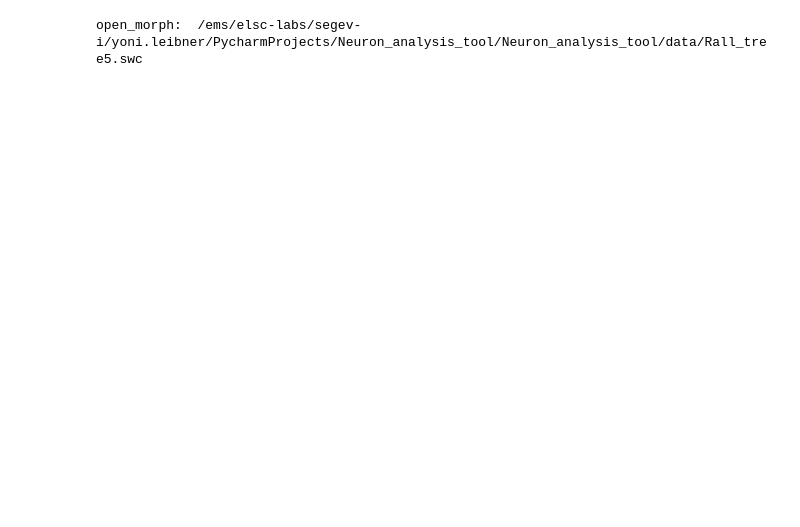
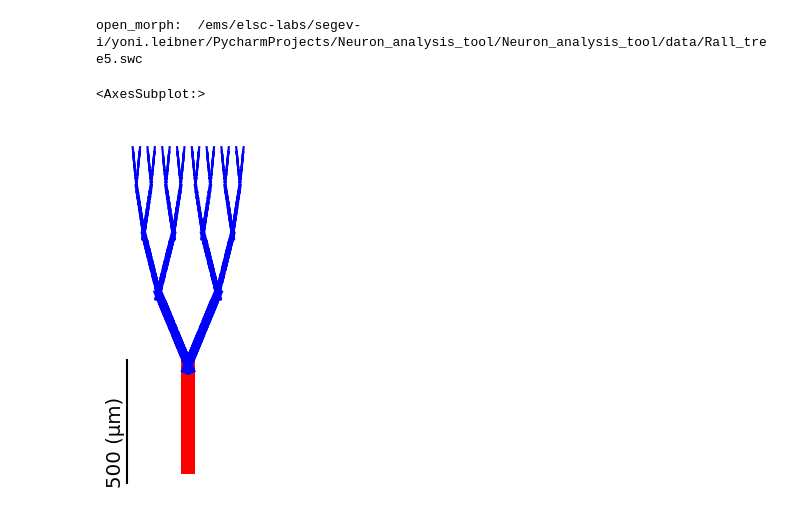
Before and after one commit to YoniLeibner/Neuron_analysis_tool, a Jupyter notebook: Neuron_analysis_tool/example Rall model.ipynb, the cells around one changed output. Saved outputs shown, nothing was run; the diff lists cells and outputs as text; code cells hidden in the pictures; blank space fills up the shorter version.

```diff
--- a/Neuron_analysis_tool/example Rall model.ipynb
+++ b/Neuron_analysis_tool/example Rall model.ipynb
@@ -22,4 +24,9 @@ colors_dict['basal']='pink'
 analyser.change_color_dict(colors_dict)
 # %% [output]
 open_morph:  /ems/elsc-labs/segev-i/yoni.leibner/PycharmProjects/Neuron_analysis_tool/Neuron_analysis_tool/data/Rall_tree5.swc
+# %%
+analyser.plot_morph(scale=500, diam_factor=1)
+# %% [output]
+<AxesSubplot:>
+[figure, added]
 # %%
```
Also changed, not shown: parts of 17 cells of this notebook, 20 other files.
